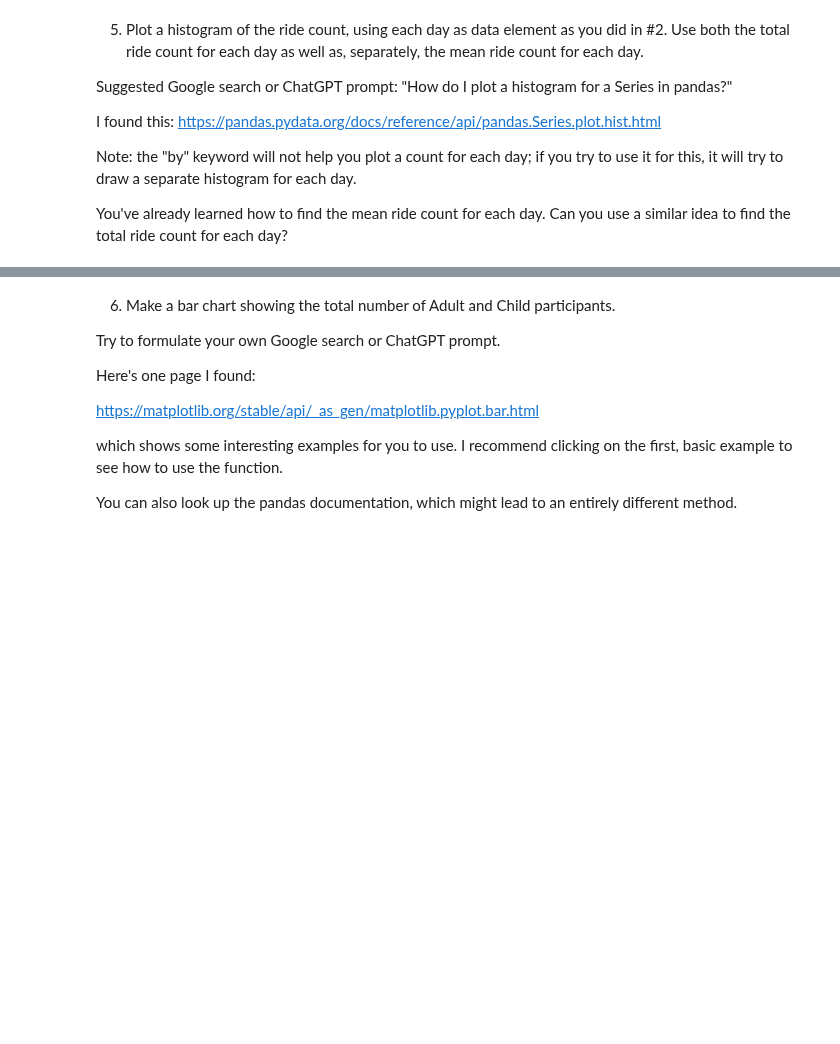
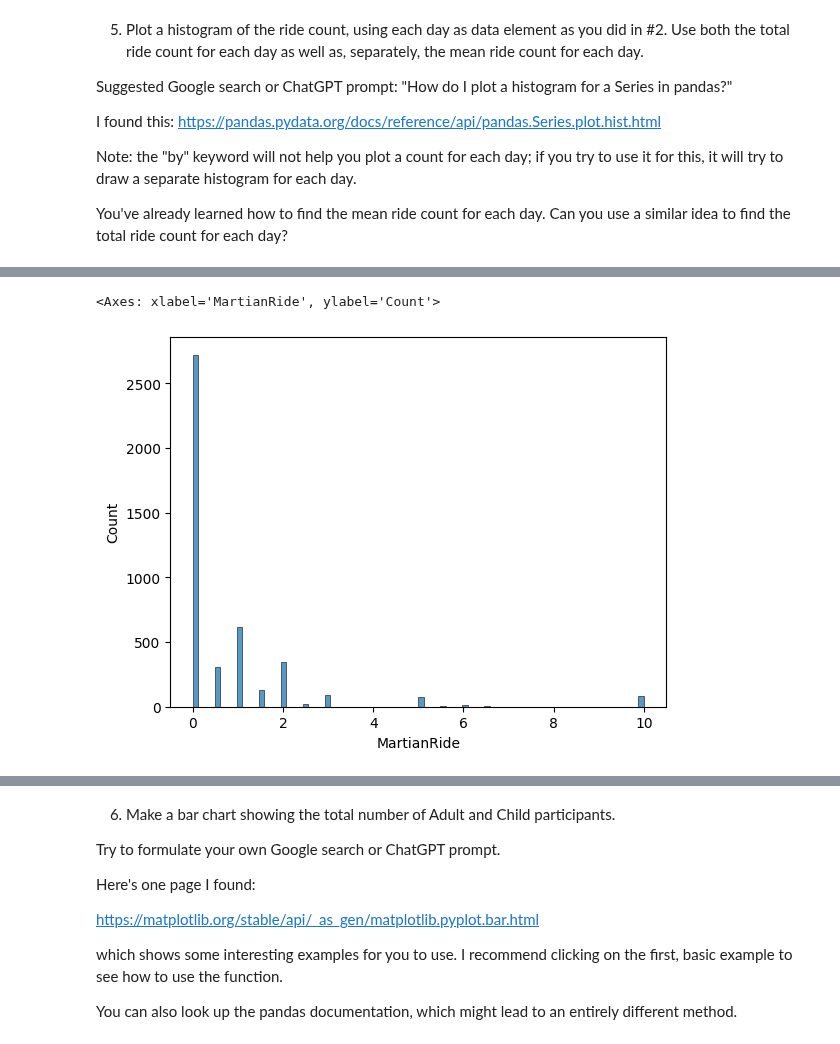
Before and after one commit to andre-bu-gitdev/O2_AI_for_Leaders_dx699, a Jupyter notebook: Week3.ipynb, the cells around one changed output, grey strips where cells are left out. Cells and saved outputs as stored; diff of their text form; code cells hidden in the pictures; blank space fills up the shorter version.

```diff
--- a/Week3.ipynb
+++ b/Week3.ipynb
@@ -264,0 +272,5 @@ You've already learned how to find the mean ride count for each day.  Can you us
+# %%
+sns.histplot(df.groupby('VisitDate')[col].median(), multiple="stack")
+# %% [output]
+<Axes: xlabel='MartianRide', ylabel='Count'>
+[figure, added]
```
Also changed, not shown: parts of 3 cells of this notebook.
